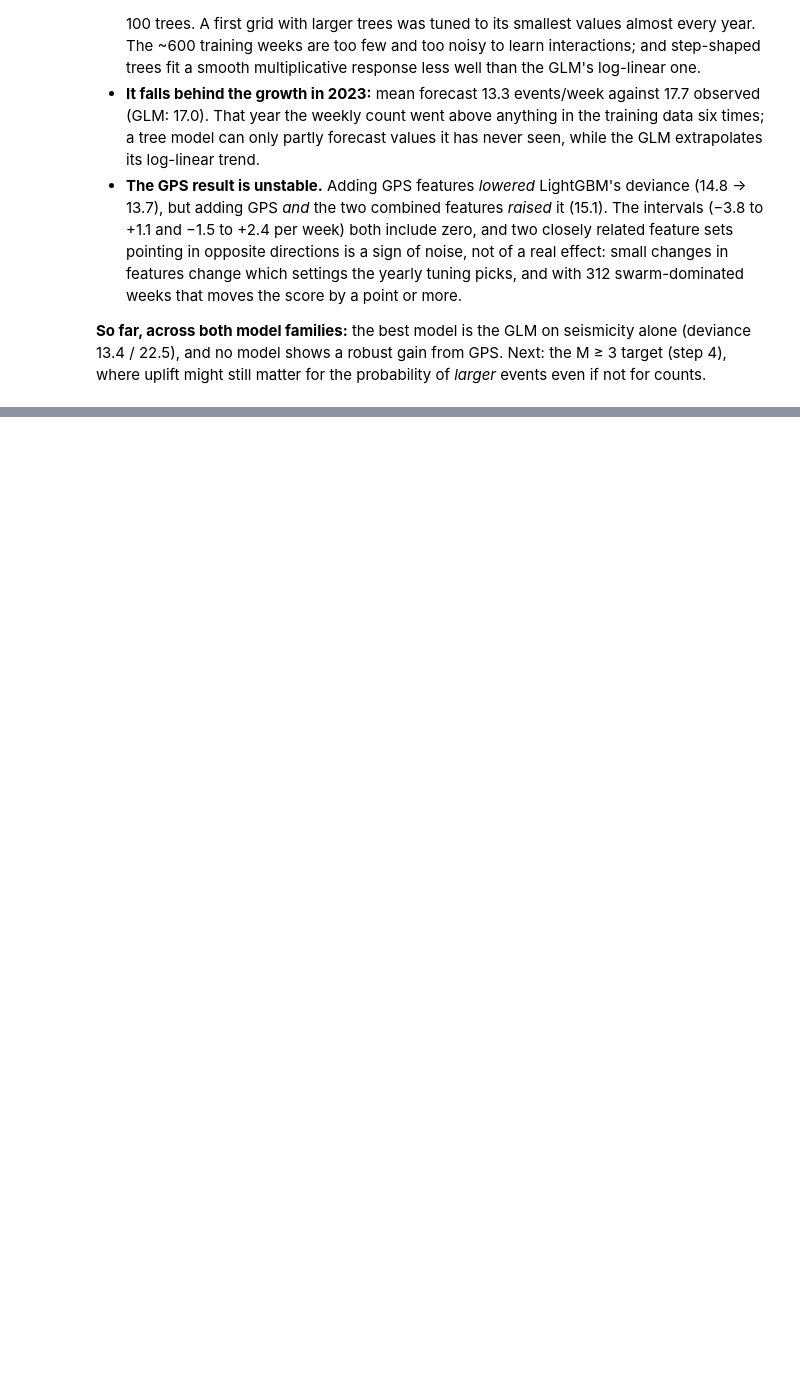
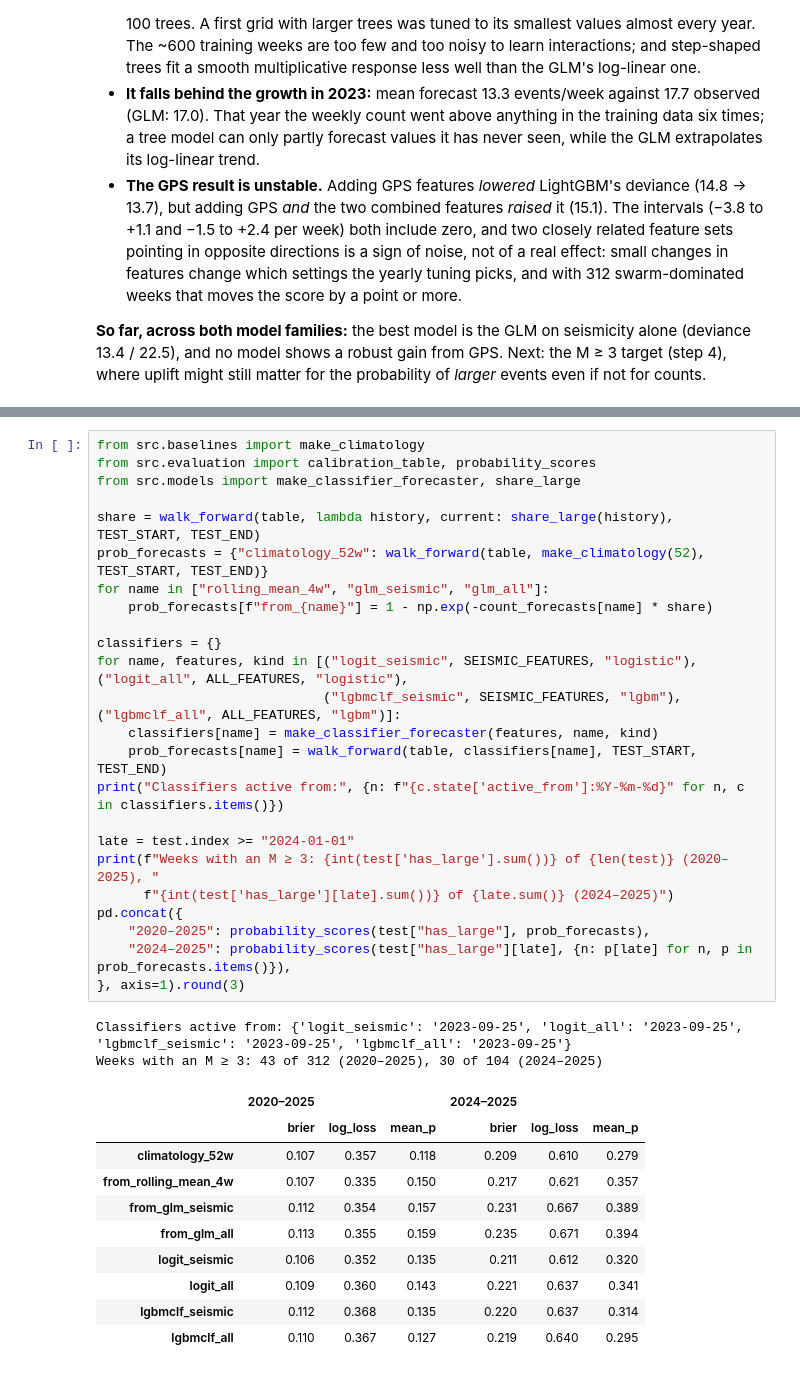
Before and after one commit to PatrickBolton/flegrei-seismicity, a Jupyter notebook: notebooks/04_models.ipynb, the cells around one changed output, grey strips where cells are left out. Cells and saved outputs as stored; diff of their text form; blank space fills up the shorter version.

```diff
--- a/notebooks/04_models.ipynb
+++ b/notebooks/04_models.ipynb
@@ -386,0 +402,37 @@ pd.DataFrame({"observed": test["count"], "glm_seismic": count_forecasts["glm_sei
+# %%
+from src.baselines import make_climatology
+from src.evaluation import calibration_table, probability_scores
+from src.models import make_classifier_forecaster, share_large
+
+share = walk_forward(table, lambda history, current: share_large(history), TEST_START, TEST_END)
+prob_forecasts = {"climatology_52w": walk_forward(table, make_climatology(52), TEST_START, TEST_END)}
+for name in ["rolling_mean_4w", "glm_seismic", "glm_all"]:
+    prob_forecasts[f"from_{name}"] = 1 - np.exp(-count_forecasts[name] * share)
+
+classifiers = {}
+for name, features, kind in [("logit_seismic", SEISMIC_FEATURES, "logistic"), ("logit_all", ALL_FEATURES, "logistic"),
+                             ("lgbmclf_seismic", SEISMIC_FEATURES, "lgbm"), ("lgbmclf_all", ALL_FEATURES, "lgbm")]:
+    classifiers[name] = make_classifier_forecaster(features, name, kind)
+    prob_forecasts[name] = walk_forward(table, classifiers[name], TEST_START, TEST_END)
+print("Classifiers active from:", {n: f"{c.state['active_from']:%Y-%m-%d}" for n, c in classifiers.items()})
+
+late = test.index >= "2024-01-01"
+print(f"Weeks with an M ≥ 3: {int(test['has_large'].sum())} of {len(test)} (2020–2025), "
+      f"{int(test['has_large'][late].sum())} of {late.sum()} (2024–2025)")
+pd.concat({
+    "2020–2025": probability_scores(test["has_large"], prob_forecasts),
+    "2024–2025": probability_scores(test["has_large"][late], {n: p[late] for n, p in prob_forecasts.items()}),
+}, axis=1).round(3)
+# %% [output]
+Classifiers active from: {'logit_seismic': '2023-09-25', 'logit_all': '2023-09-25', 'lgbmclf_seismic': '2023-09-25', 'lgbmclf_all': '2023-09-25'}
+Weeks with an M ≥ 3: 43 of 312 (2020–2025), 30 of 104 (2024–2025)
+|  | 2020–2025 |  |  | 2024–2025 |  |  |
+|  | brier | log_loss | mean_p | brier | log_loss | mean_p |
+| climatology_52w | 0.107 | 0.357 | 0.118 | 0.209 | 0.610 | 0.279 |
+| from_rolling_mean_4w | 0.107 | 0.335 | 0.150 | 0.217 | 0.621 | 0.357 |
+| from_glm_seismic | 0.112 | 0.354 | 0.157 | 0.231 | 0.667 | 0.389 |
+| from_glm_all | 0.113 | 0.355 | 0.159 | 0.235 | 0.671 | 0.394 |
+| logit_seismic | 0.106 | 0.352 | 0.135 | 0.211 | 0.612 | 0.320 |
+| logit_all | 0.109 | 0.360 | 0.143 | 0.221 | 0.637 | 0.341 |
+| lgbmclf_seismic | 0.112 | 0.368 | 0.135 | 0.220 | 0.637 | 0.314 |
+| lgbmclf_all | 0.110 | 0.367 | 0.127 | 0.219 | 0.640 | 0.295 |
```
Also changed, not shown: parts of 4 cells of this notebook, 1 other file.
